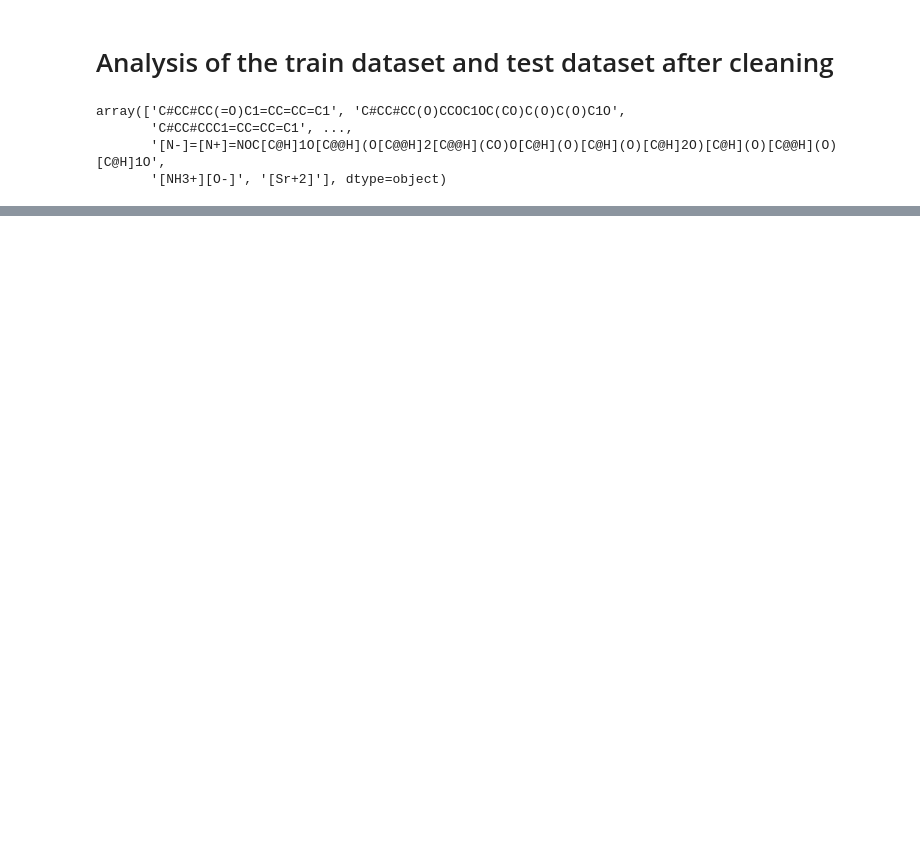
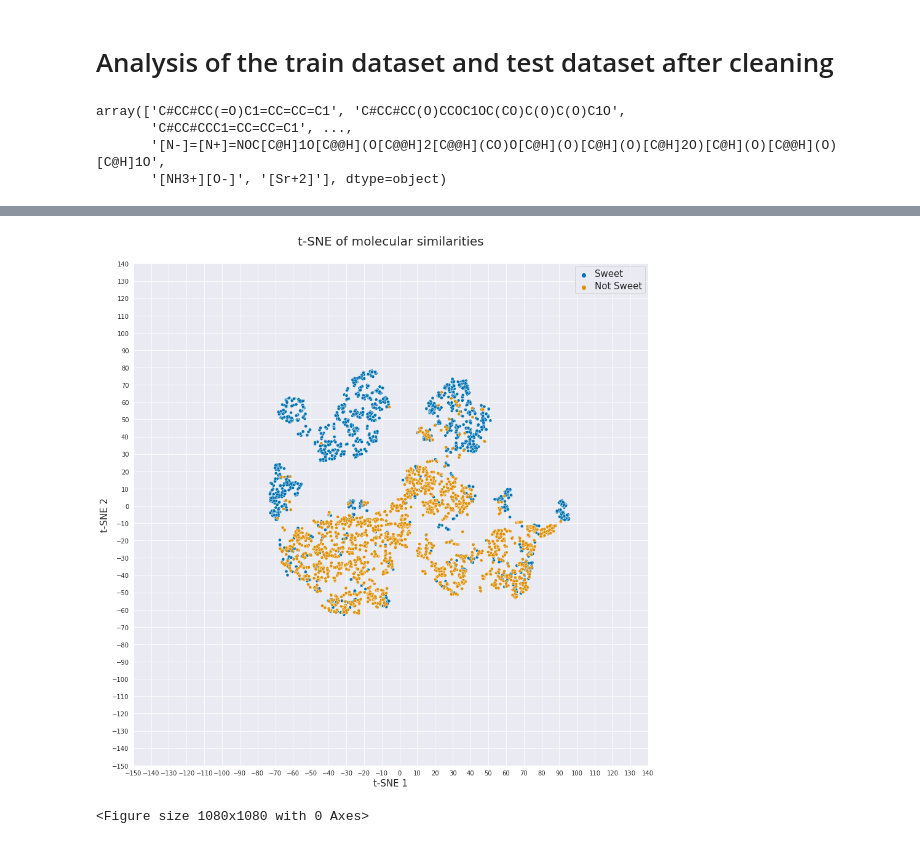
Before and after one commit to BioSystemsUM/DeepSweet, a Jupyter notebook: notebooks/new_paper_2022/clean_isomers_and_independent_data.ipynb, the cells around one changed output, grey strips where cells are left out. Saved outputs shown, nothing was run; the diff lists cells and outputs as text; code cells hidden in the pictures; blank space fills up the shorter version.

```diff
--- a/notebooks/new_paper_2022/clean_isomers_and_independent_data.ipynb
+++ b/notebooks/new_paper_2022/clean_isomers_and_independent_data.ipynb
@@ -394,0 +451,5 @@ generate_similarity_tsne_by_class(test_dataset)
+# %%
+tsne_df = generate_similarity_tsne_by_class(test_dataset)
+# %% [output]
+[figure, added]
+<Figure size 1080x1080 with 0 Axes>
```
Also changed, not shown: parts of 22 cells of this notebook, 18 other files.
